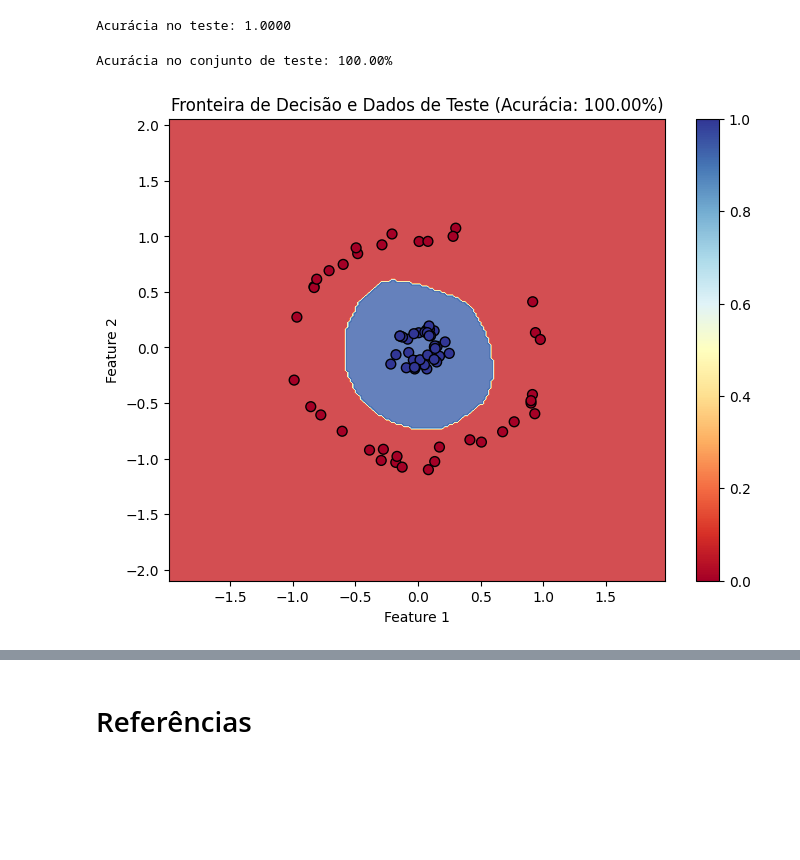
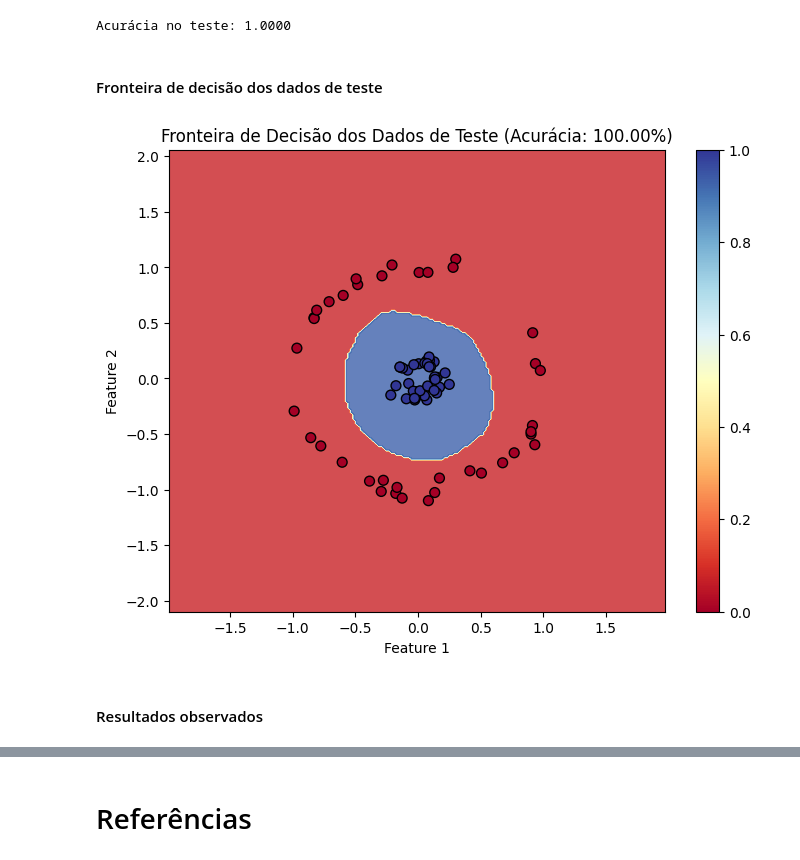
Before and after one commit to lucasanches/multilayer-perceptron, a Jupyter notebook: notebooks/mlp_notebook.ipynb, the cells around one changed output, grey strips where cells are left out. Cells and saved outputs as stored; diff of their text form; code cells hidden in the pictures; blank space fills up the shorter version.

Commit message:
ajustes realizados e observações adicionadas

```diff
--- a/notebooks/mlp_notebook.ipynb
+++ b/notebooks/mlp_notebook.ipynb
@@ -319,7 +353,7 @@ y_train_2 = torch.tensor(y_train_2).float()
 X_test_2 = torch.tensor(X_test_2).float()
 y_test_2 = torch.tensor(y_test_2).float()
 
-# Converter TODOS os labels (treino, validação e teste)
+# Normalização
 y_train_2 = torch.where(y_train_2 == -1, torch.tensor(0), torch.tensor(1))
 y_test_2 = torch.where(y_test_2 == -1, torch.tensor(0), torch.tensor(1))
 
@@ -330,9 +364,9 @@ y_test_2 = y_test_2.detach().clone().float()
 
 # Definindo parâmetros
 params_2 = {
-    "n_epochs": 200,
+    "n_epochs": 100,
     "n_features": X_train_2.shape[1],
-    "n_hidden": [128, 64],
+    "n_hidden": [64, 32],
     "n_classes": 1,
     "activation": "relu",
     "learning_rate": 0.001,
@@ -387,52 +420,41 @@ acc_2 = model_dataset_2.evaluate_accuracy(X_test_2, y_test_2)
 print(f"Acurácia no teste: {acc_2:.4f}")
 # %% [output]
 Acurácia no teste: 1.0000
+# %% [markdown]
+#### Fronteira de decisão dos dados de teste
 # %%
 warnings.filterwarnings("ignore", category=DeprecationWarning)
 
-model_dataset_2.eval()  # Coloca o modelo em modo de avaliação
+model_dataset_2.eval()
+with torch.no_grad():
+    y_pred = model_dataset_2.forward(X_test_2)
+    y_pred = torch.sigmoid(y_pred).squeeze()
+    y_pred = (y_pred > 0.5).float()
 
-# Realizando a predição no conjunto de teste
-with torch.no_grad():
-    y_pred = model_dataset_2.forward(X_test_2)  # Saídas do modelo
-    y_pred = torch.sigmoid(y_pred).squeeze()  # Convertendo para probabilidade
-    y_pred = (y_pred > 0.5).float()  # Classe 0 ou 1
-
-# Calculando a acurácia
-accuracy = model_dataset_2.evaluate_accuracy(X_test_2, y_test_2)  # Porcentagem de acertos
-print(f'Acurácia no conjunto de teste: {accuracy * 100:.2f}%')
-
-# Criando uma grade de pontos no espaço 2D
-h = .02  # Resolução da grade
+h = .02
 x_min, x_max = X_test_2[:, 0].min() - 1, X_test_2[:, 0].max() + 1
 y_min, y_max = X_test_2[:, 1].min() - 1, X_test_2[:, 1].max() + 1
 
 xx, yy = np.meshgrid(np.arange(x_min, x_max, h), np.arange(y_min, y_max, h), indexing='ij')
 
-# Convertendo a grade de pontos para tensor
 grid_points = torch.tensor(np.column_stack([xx.ravel(), yy.ravel()]), dtype=torch.float32)
 
-# Realizando a predição para cada ponto da grade
 with torch.no_grad():
-    Z = model_dataset_2.forward(grid_points)  # Saídas do modelo
-    Z = torch.sigmoid(Z).squeeze()  # Convertendo para probabilidade
-    Z = (Z > 0.5).float()  # Classe 0 ou 1
+    Z = model_dataset_2.forward(grid_points)
+    Z = torch.sigmoid(Z).squeeze()
+    Z = (Z > 0.5).float()
 
 Z = Z.numpy().reshape(xx.shape)
 
-# Plotando os dados e a fronteira de decisão
 plt.figure(figsize=(8, 6))
-
-# Plotando a fronteira de decisão
 plt.contourf(xx, yy, Z, alpha=0.8, cmap=plt.cm.RdYlBu)
-
-# Plotando os pontos de teste
 plt.scatter(X_test_2[:, 0], X_test_2[:, 1], c=y_test_2, s=50, edgecolor='k', cmap=plt.cm.RdYlBu)
-plt.title(f"Fronteira de Decisão e Dados de Teste (Acurácia: {accuracy * 100:.2f}%)")
+plt.title(f"Fronteira de Decisão dos Dados de Teste (Acurácia: {acc_2 * 100:.2f}%)")
 plt.xlabel('Feature 1')
 plt.ylabel('Feature 2')
-plt.colorbar()  # Adiciona a barra de cores
+plt.colorbar()
 plt.show()
 # %% [output]
-Acurácia no conjunto de teste: 100.00%
-[figure, old version]
+[figure, new version]
+# %% [markdown]
+#### Resultados observados
```
Also changed, not shown: parts of 6 cells of this notebook.
